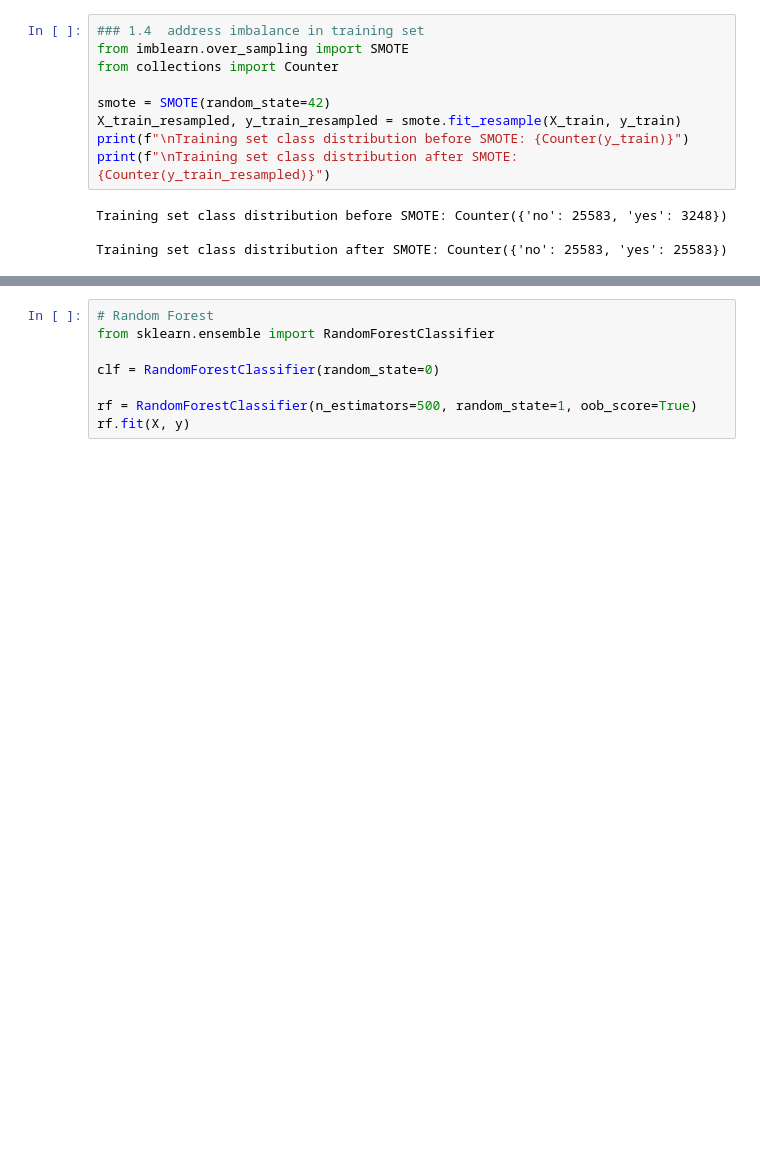
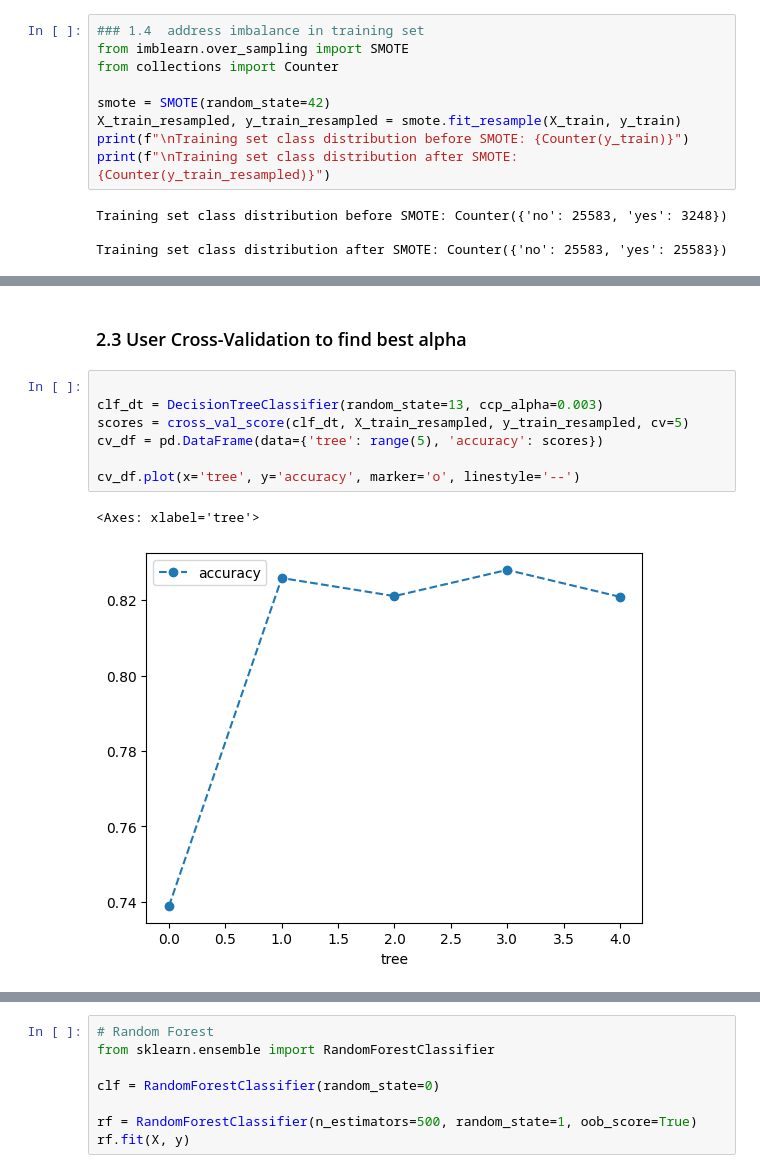
Before and after one commit to mcastro64/Data622, a Jupyter notebook: Assignment2/MC-Assignment2-Exploration-code.ipynb, the cells around one changed output, grey strips where cells are left out. Saved outputs shown, nothing was run; the diff lists cells and outputs as text; blank space fills up the shorter version.

```diff
--- a/Assignment2/MC-Assignment2-Exploration-code.ipynb
+++ b/Assignment2/MC-Assignment2-Exploration-code.ipynb
@@ -175,0 +201,12 @@ weighted avg       0.87      0.86      0.86     12357
+# %% [markdown]
+### 2.3 User Cross-Validation to find best alpha
+# %%
+
+clf_dt = DecisionTreeClassifier(random_state=13, ccp_alpha=0.003)
+scores = cross_val_score(clf_dt, X_train_resampled, y_train_resampled, cv=5)
+cv_df = pd.DataFrame(data={'tree': range(5), 'accuracy': scores})
+
+cv_df.plot(x='tree', y='accuracy', marker='o', linestyle='--')
+# %% [output]
+<Axes: xlabel='tree'>
+[figure, added]
```
Also changed, not shown: parts of 11 cells of this notebook.
